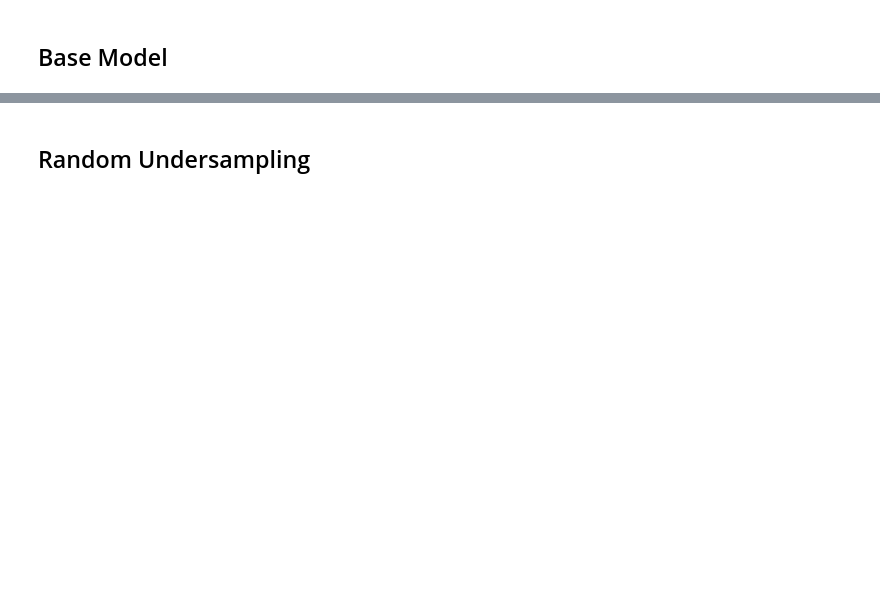
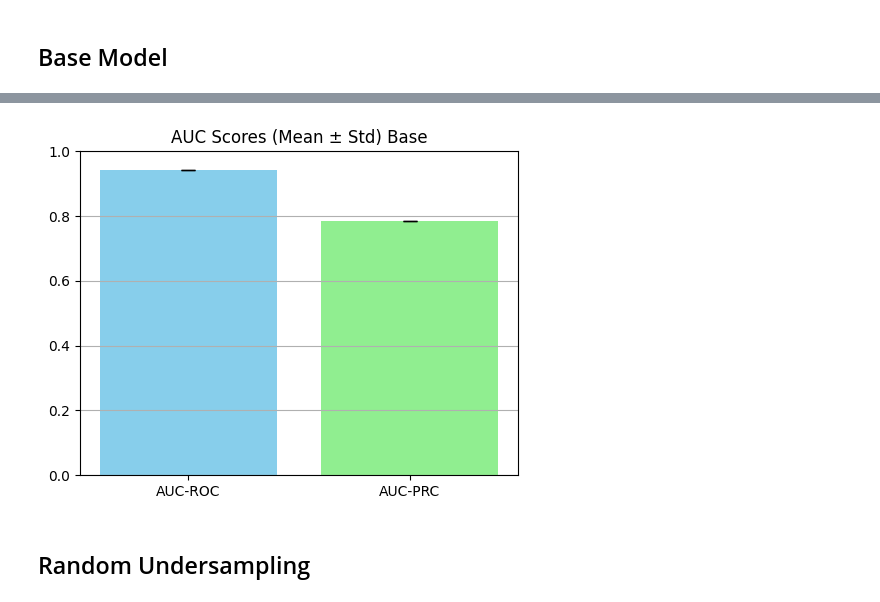
Before and after one commit to Seungminin/Data_Analysis_lending-club, a Jupyter notebook: Paper_code/Modeling_evaluation.ipynb, the cells around one changed output, grey strips where cells are left out. Saved outputs shown, nothing was run; the diff lists cells and outputs as text; code cells hidden in the pictures; blank space fills up the shorter version.

```diff
--- a/Paper_code/Modeling_evaluation.ipynb
+++ b/Paper_code/Modeling_evaluation.ipynb
@@ -165,3 +223,17 @@ plot_evaluation_curves(fpr, tpr, auc_roc, recall, precision, auc_prc)
+# %%
+# 3. AUC ROC & PRC Bar Chart
+plt.figure(figsize=(5, 4))
+auc_scores = [results['auc_roc_mean'], results['auc_prc_mean']]
+auc_stds = [results['auc_roc_std'], results['auc_prc_std']]
+labels = ['AUC-ROC', 'AUC-PRC']
+plt.bar(labels, auc_scores, yerr=auc_stds, capsize=5, color=['skyblue', 'lightgreen'])
+plt.ylim(0, 1)
+plt.title("AUC Scores (Mean ± Std) Base")
+plt.grid(axis='y')
+plt.tight_layout()
+plt.show()
+# %% [output]
+[figure, added]
 # %% [markdown]
 ## Random Undersampling
 # %%
```
Also changed, not shown: parts of 19 cells of this notebook.
